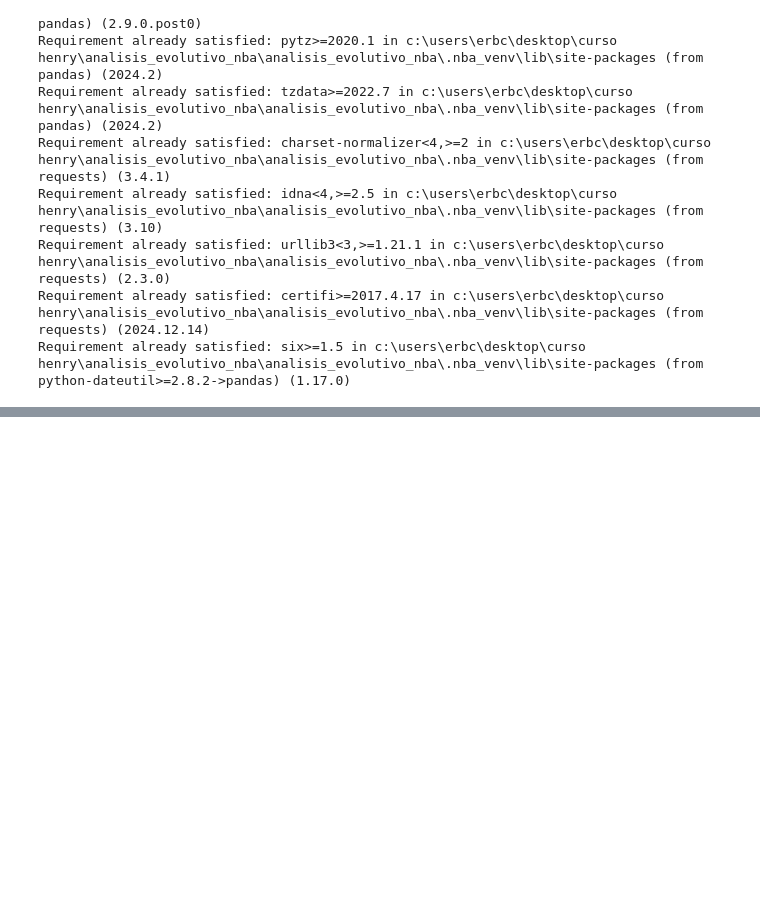
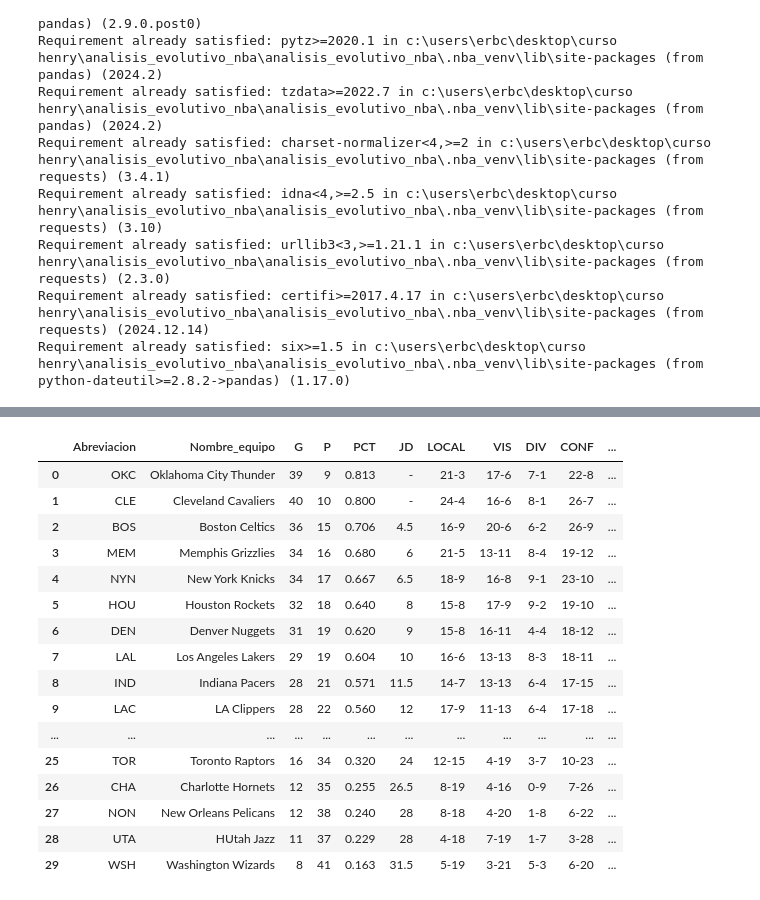
Before and after one commit to erbc111/Analisis_evolutivo_NBA, a Jupyter notebook: descarga_temporada_actual.ipynb, the cells around one changed output, grey strips where cells are left out. Cells and saved outputs as stored; diff of their text form; code cells hidden in the pictures; blank space fills up the shorter version.

```diff
--- a/descarga_temporada_actual.ipynb
+++ b/descarga_temporada_actual.ipynb
@@ -102,0 +107,39 @@ KeyError: 'Nombre_equipo'
+# %%
+tabla_datos.columns = tabla_datos.columns.str.strip()
+tabla_equipos_1.columns = tabla_equipos_1.columns.str.strip()
+# %%
+tabla_unida = pd.merge(tabla_equipos_1, tabla_datos, left_index=True, right_index=True, how='inner')
+
+correcciones = {
+    'ew York Knicks': 'New York Knicks',
+    'olden State Warriors': 'Golden State Warriors',
+    'an Antonio Spurs': 'San Antonio Spurs',
+    'ew Orleans Pelicans': 'New Orleans Pelicans'
+}
+
+tabla_unida['Nombre_equipo'] = tabla_unida['Nombre_equipo'].replace(correcciones)
+
+
+ruta_guardar = r'C:\Users\ERBC\Desktop\curso henry\Analisis_evolutivo_NBA\Analisis_evolutivo_NBA\datasets_limpios\Posiciones_actuales.csv'
+tabla_unida.to_csv(ruta_guardar, index=False)
+# %%
+# Mostrar la tabla unida
+tabla_unida
+# %% [output]
+|  | Abreviacion | Nombre_equipo | G | P | PCT | JD | LOCAL | VIS | DIV | CONF | ... |
+| 0 | OKC | Oklahoma City Thunder | 39 | 9 | 0.813 | - | 21-3 | 17-6 | 7-1 | 22-8 | ... |
+| 1 | CLE | Cleveland Cavaliers | 40 | 10 | 0.800 | - | 24-4 | 16-6 | 8-1 | 26-7 | ... |
+| 2 | BOS | Boston Celtics | 36 | 15 | 0.706 | 4.5 | 16-9 | 20-6 | 6-2 | 26-9 | ... |
+| 3 | MEM | Memphis Grizzlies | 34 | 16 | 0.680 | 6 | 21-5 | 13-11 | 8-4 | 19-12 | ... |
+| 4 | NYN | New York Knicks | 34 | 17 | 0.667 | 6.5 | 18-9 | 16-8 | 9-1 | 23-10 | ... |
+| 5 | HOU | Houston Rockets | 32 | 18 | 0.640 | 8 | 15-8 | 17-9 | 9-2 | 19-10 | ... |
+| 6 | DEN | Denver Nuggets | 31 | 19 | 0.620 | 9 | 15-8 | 16-11 | 4-4 | 18-12 | ... |
+| 7 | LAL | Los Angeles Lakers | 29 | 19 | 0.604 | 10 | 16-6 | 13-13 | 8-3 | 18-11 | ... |
+| 8 | IND | Indiana Pacers | 28 | 21 | 0.571 | 11.5 | 14-7 | 13-13 | 6-4 | 17-15 | ... |
+| 9 | LAC | LA Clippers | 28 | 22 | 0.560 | 12 | 17-9 | 11-13 | 6-4 | 17-18 | ... |
+| ... | ... | ... | ... | ... | ... | ... | ... | ... | ... | ... | ... |
+| 25 | TOR | Toronto Raptors | 16 | 34 | 0.320 | 24 | 12-15 | 4-19 | 3-7 | 10-23 | ... |
+| 26 | CHA | Charlotte Hornets | 12 | 35 | 0.255 | 26.5 | 8-19 | 4-16 | 0-9 | 7-26 | ... |
+| 27 | NON | New Orleans Pelicans | 12 | 38 | 0.240 | 28 | 8-18 | 4-20 | 1-8 | 6-22 | ... |
+| 28 | UTA | HUtah Jazz | 11 | 37 | 0.229 | 28 | 4-18 | 7-19 | 1-7 | 3-28 | ... |
+| 29 | WSH | Washington Wizards | 8 | 41 | 0.163 | 31.5 | 5-19 | 3-21 | 5-3 | 6-20 | ... |
```
Also changed, not shown: parts of 7 cells of this notebook.
